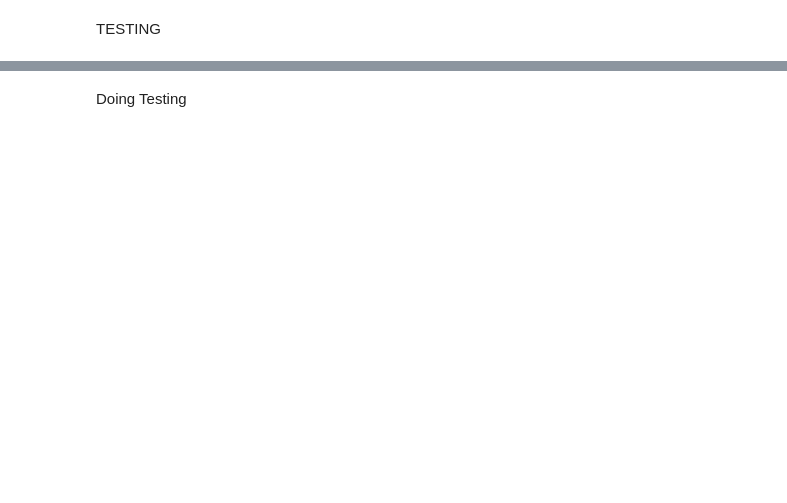
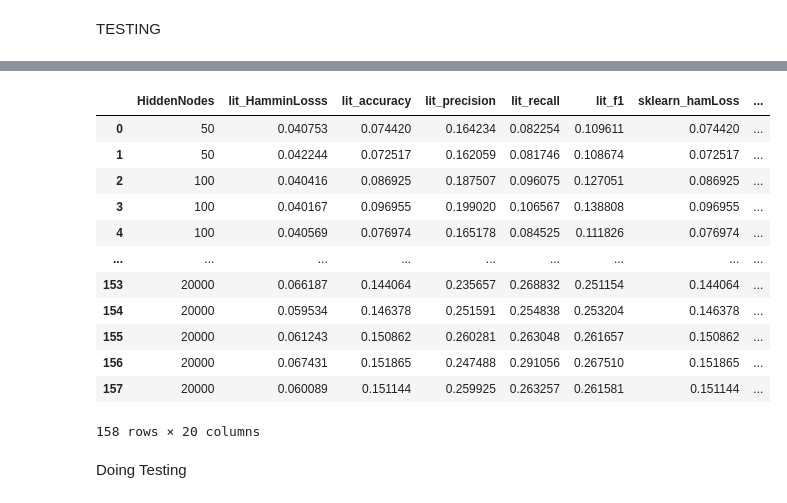
Before and after one commit to BiswajeetAtul/Thesis, a Jupyter notebook: ELM/ELM.ipynb, the cells around one changed output, grey strips where cells are left out. Drawn from its saved outputs; the diff is of its cells as text; code cells hidden in the pictures; blank space fills up the shorter version.

```diff
--- a/ELM/ELM.ipynb
+++ b/ELM/ELM.ipynb
@@ -575,2 +680,18 @@ print("--- %s seconds ---" % (time.time() - start_time))
+# %%
+Final_metrics_df
+# %% [output]
+|  | HiddenNodes | lit_HamminLosss | lit_accuracy | lit_precision | lit_recall | lit_f1 | sklearn_hamLoss | ... |
+| 0 | 50 | 0.040753 | 0.074420 | 0.164234 | 0.082254 | 0.109611 | 0.074420 | ... |
+| 1 | 50 | 0.042244 | 0.072517 | 0.162059 | 0.081746 | 0.108674 | 0.072517 | ... |
+| 2 | 100 | 0.040416 | 0.086925 | 0.187507 | 0.096075 | 0.127051 | 0.086925 | ... |
+| 3 | 100 | 0.040167 | 0.096955 | 0.199020 | 0.106567 | 0.138808 | 0.096955 | ... |
+| 4 | 100 | 0.040569 | 0.076974 | 0.165178 | 0.084525 | 0.111826 | 0.076974 | ... |
+| ... | ... | ... | ... | ... | ... | ... | ... | ... |
+| 153 | 20000 | 0.066187 | 0.144064 | 0.235657 | 0.268832 | 0.251154 | 0.144064 | ... |
+| 154 | 20000 | 0.059534 | 0.146378 | 0.251591 | 0.254838 | 0.253204 | 0.146378 | ... |
+| 155 | 20000 | 0.061243 | 0.150862 | 0.260281 | 0.263048 | 0.261657 | 0.150862 | ... |
+| 156 | 20000 | 0.067431 | 0.151865 | 0.247488 | 0.291056 | 0.267510 | 0.151865 | ... |
+| 157 | 20000 | 0.060089 | 0.151144 | 0.259925 | 0.263257 | 0.261581 | 0.151144 | ... |
+158 rows × 20 columns
 # %% [markdown]
 Doing Testing
```
Also changed, not shown: parts of 25 cells of this notebook, 11 other files.
